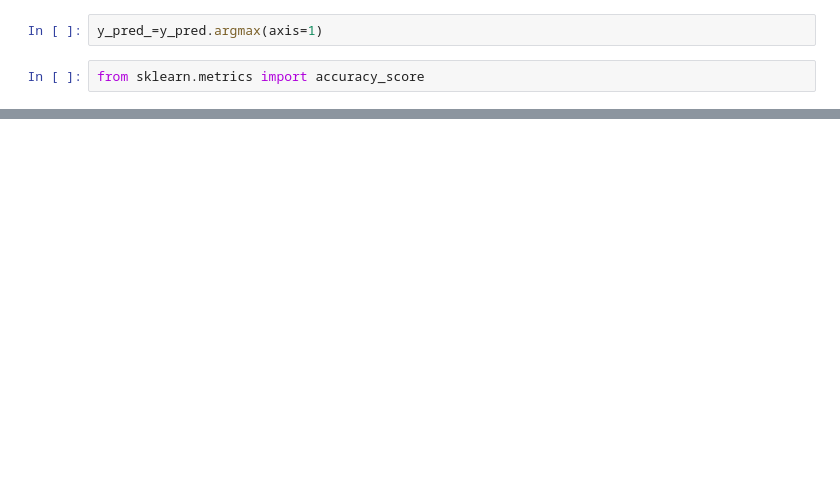
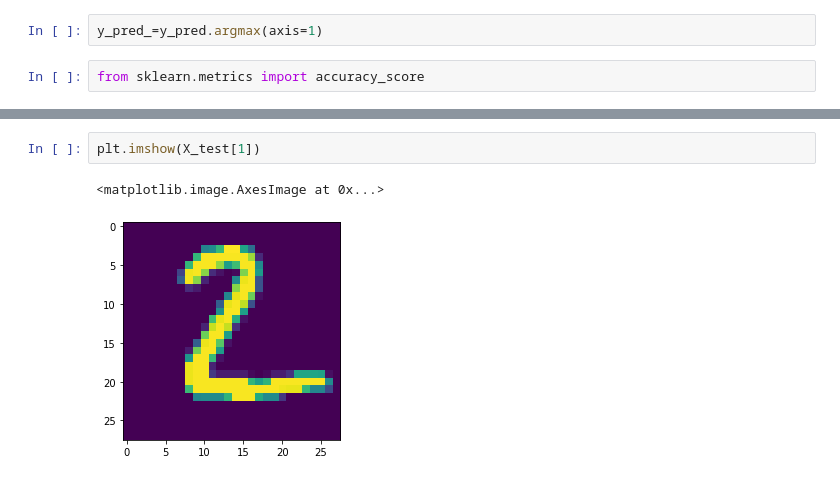
Before and after one commit to DeepakRautella/Kaggle_dataset_practice, a Jupyter notebook: mnist_classification.ipynb, the cells around one changed output, grey strips where cells are left out. Cells and saved outputs as stored; diff of their text form; blank space fills up the shorter version.

```diff
--- a/mnist_classification.ipynb
+++ b/mnist_classification.ipynb
@@ -162,0 +173,5 @@ accuracy_score(Y_test,y_pred_)
+# %%
+plt.imshow(X_test[1])
+# %% [output]
+<matplotlib.image.AxesImage at 0x...>
+[figure, added]
```
Also changed, not shown: parts of 5 cells of this notebook.
